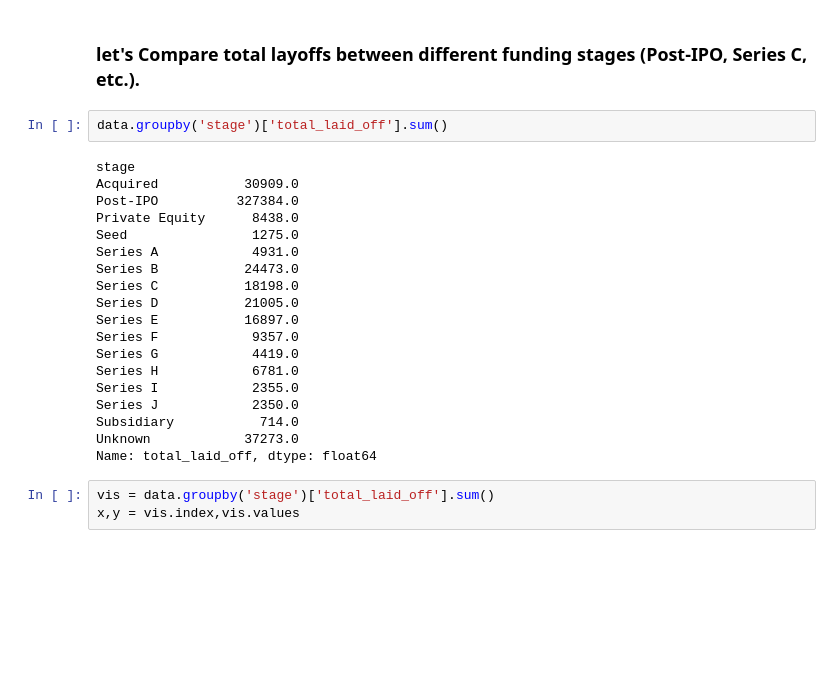
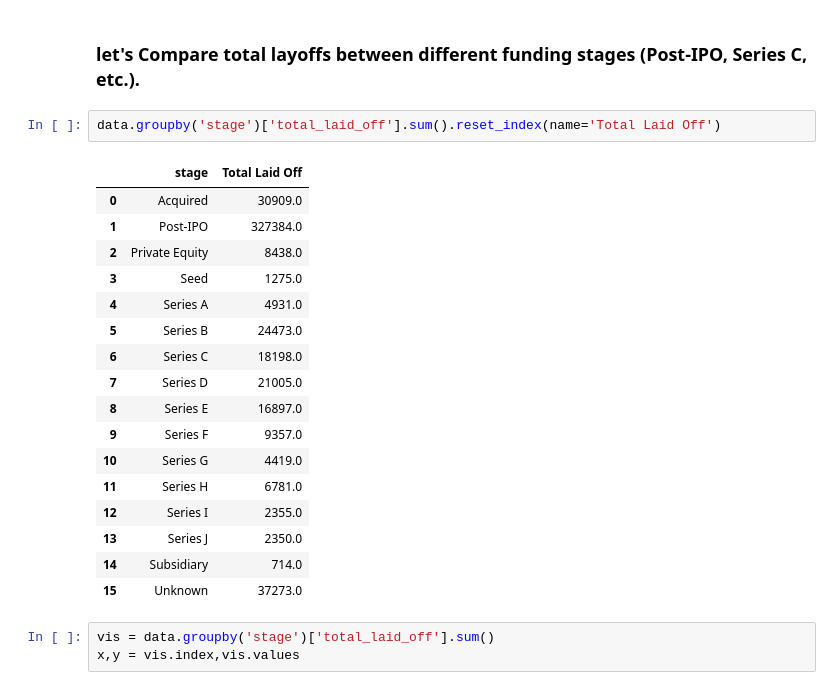
Before and after one commit to neerajcodes888/Recent-Layoffs-Case-Study, a Jupyter notebook: study.ipynb, the cells around one changed output. Saved outputs shown, nothing was run; the diff lists cells and outputs as text; blank space fills up the shorter version.

```diff
--- a/study.ipynb
+++ b/study.ipynb
@@ -681,26 +678,25 @@ data.head()
 # %% [markdown]
 ### let's Compare total layoffs between different funding stages (Post-IPO, Series C, etc.).
 # %%
-data.groupby('stage')['total_laid_off'].sum()
+data.groupby('stage')['total_laid_off'].sum().reset_index(name='Total Laid Off')
 # %% [output]
-stage
-Acquired           30909.0
-Post-IPO          327384.0
-Private Equity      8438.0
-Seed                1275.0
-Series A            4931.0
-Series B           24473.0
-Series C           18198.0
-Series D           21005.0
-Series E           16897.0
-Series F            9357.0
-Series G            4419.0
-Series H            6781.0
-Series I            2355.0
-Series J            2350.0
-Subsidiary           714.0
-Unknown            37273.0
-Name: total_laid_off, dtype: float64
+|  | stage | Total Laid Off |
+| 0 | Acquired | 30909.0 |
+| 1 | Post-IPO | 327384.0 |
+| 2 | Private Equity | 8438.0 |
+| 3 | Seed | 1275.0 |
+| 4 | Series A | 4931.0 |
+| 5 | Series B | 24473.0 |
+| 6 | Series C | 18198.0 |
+| 7 | Series D | 21005.0 |
+| 8 | Series E | 16897.0 |
+| 9 | Series F | 9357.0 |
+| 10 | Series G | 4419.0 |
+| 11 | Series H | 6781.0 |
+| 12 | Series I | 2355.0 |
+| 13 | Series J | 2350.0 |
+| 14 | Subsidiary | 714.0 |
+| 15 | Unknown | 37273.0 |
 # %%
 vis = data.groupby('stage')['total_laid_off'].sum()
 x,y = vis.index,vis.values
```
Also changed, not shown: parts of 10 cells of this notebook.
